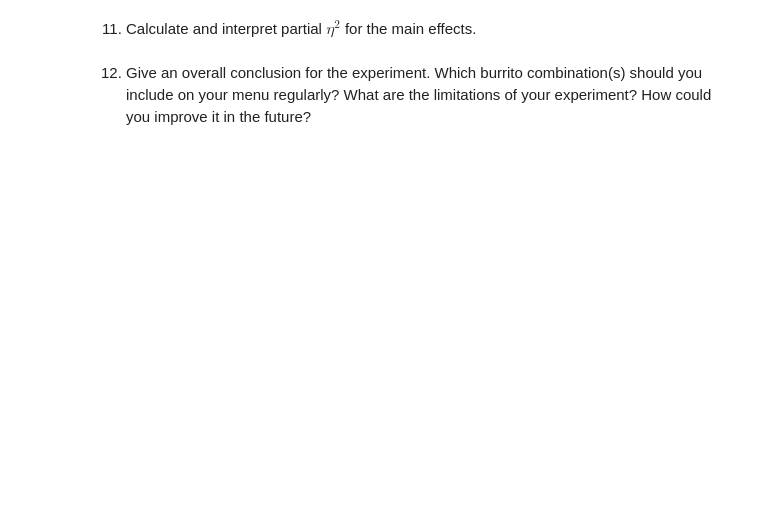
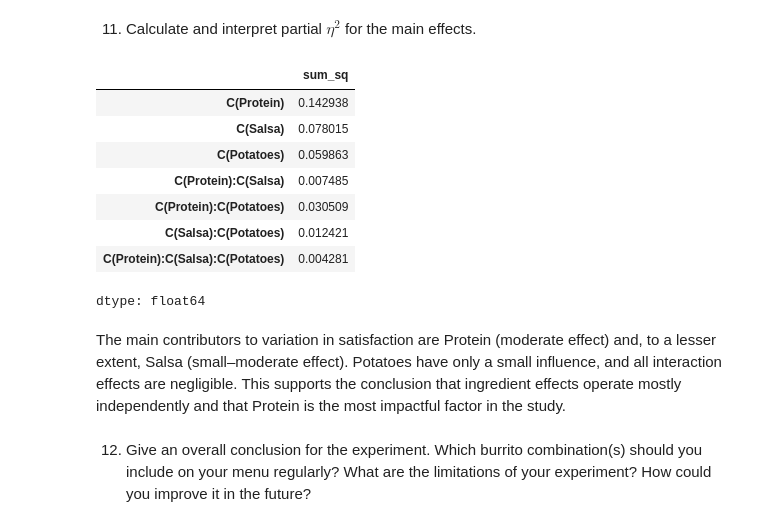
Before and after one commit to shahrukh-malikk/STAT-7220-Applied-Experimental-Design, a Jupyter notebook: Assignments/Final-Exam/Final-Exam.ipynb, the cells around one changed output. Drawn from its saved outputs; the diff is of its cells as text; code cells hidden in the pictures; blank space fills up the shorter version.

```diff
--- a/Assignments/Final-Exam/Final-Exam.ipynb
+++ b/Assignments/Final-Exam/Final-Exam.ipynb
@@ -483,5 +494,31 @@ print(tukey)
 11. Calculate and interpret partial $\eta^2$ for the main effects.
 # %%
 ## Question 11 Code ##
+# ANOVA table from your full model
+
+anova_table = sm.stats.anova_lm(full_model, typ=2)
+
+
+## Extract SS for error (residuals) ##
+ss_error = anova_table.loc["Residual", "sum_sq"]
+
+
+# Compute partial eta-squared for each main effect
+partial_eta_sq = anova_table.iloc[:-1]["sum_sq"] / (anova_table.iloc[:-1]["sum_sq"] + ss_error)
+
+# Print results
+partial_eta_sq
+# %% [output]
+|  | sum_sq |
+| C(Protein) | 0.142938 |
+| C(Salsa) | 0.078015 |
+| C(Potatoes) | 0.059863 |
+| C(Protein):C(Salsa) | 0.007485 |
+| C(Protein):C(Potatoes) | 0.030509 |
+| C(Salsa):C(Potatoes) | 0.012421 |
+| C(Protein):C(Salsa):C(Potatoes) | 0.004281 |
+dtype: float64
+# %% [markdown]
+The main contributors to variation in satisfaction are Protein (moderate effect) and, to a lesser extent, Salsa (small–moderate effect). Potatoes have only a small influence, and all interaction effects are negligible. This supports the conclusion that ingredient effects operate mostly independently and that Protein is the most impactful factor in the study.
 # %% [markdown]
 12. Give an overall conclusion for the experiment. Which burrito combination(s) should you include on your menu regularly? What are the limitations of your experiment? How could you improve it in the future?
```
Also changed, not shown: parts of 3 cells of this notebook.
